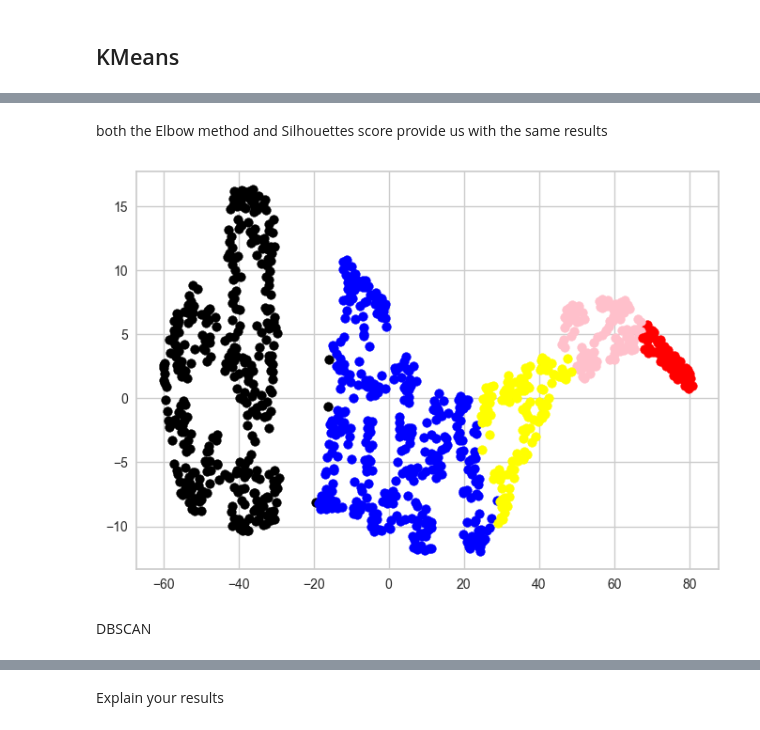
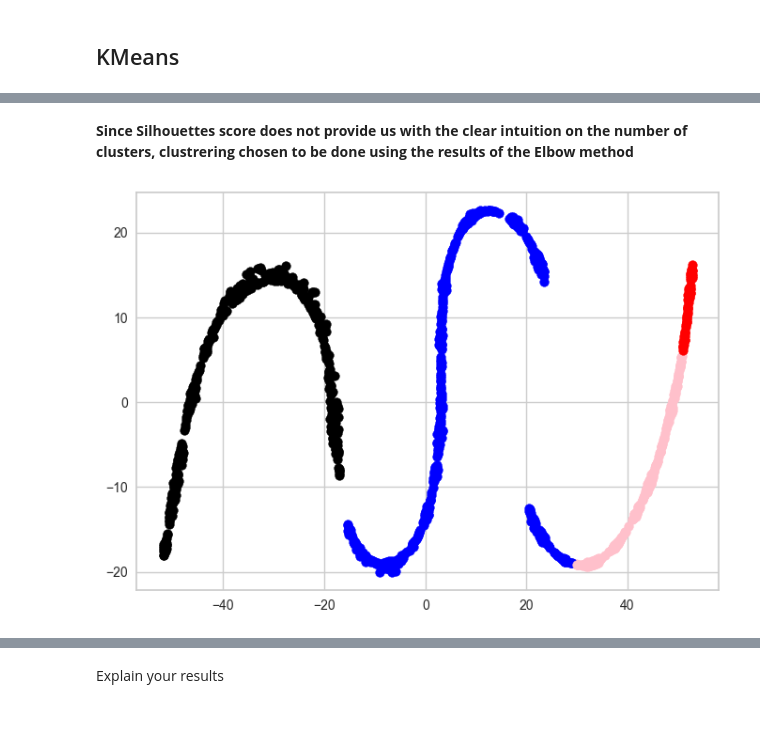
Before and after one commit to Bogdan0613/URL_Project-Customer_Clustering-, a Jupyter notebook: URL_Project.ipynb, the cells around one changed output, grey strips where cells are left out. Saved outputs shown, nothing was run; the diff lists cells and outputs as text; code cells hidden in the pictures.

```diff
--- a/URL_Project.ipynb
+++ b/URL_Project.ipynb
@@ -15,5 +15,6 @@ warnings.filterwarnings("ignore")
 ## **How many rows and columns and which data types?**
 # %%
 df = pd.read_csv("german_credit_data.csv")
+df = df.iloc[:, 1:]
 print(df.shape)
 # %% [output]
@@ -321,8 +335,6 @@ print(silhouette_list)
-# %% [markdown]
-both the Elbow method and Silhouettes score provide us with the same results
+# %% [markdown]
+**Since Silhouettes score does not provide us with the clear intuition on the number of clusters, clustrering chosen to be done using the results of the Elbow method**
 # %%
-simple_print(AgglomerativeClustering(n_clusters=5).fit_predict(df))
+simple_print(AgglomerativeClustering(n_clusters=4).fit_predict(df))
 # %% [output]
-[figure, old version]
+[figure, new version]
-# %% [markdown]
-DBSCAN
```
Also changed, not shown: parts of 46 cells of this notebook.
